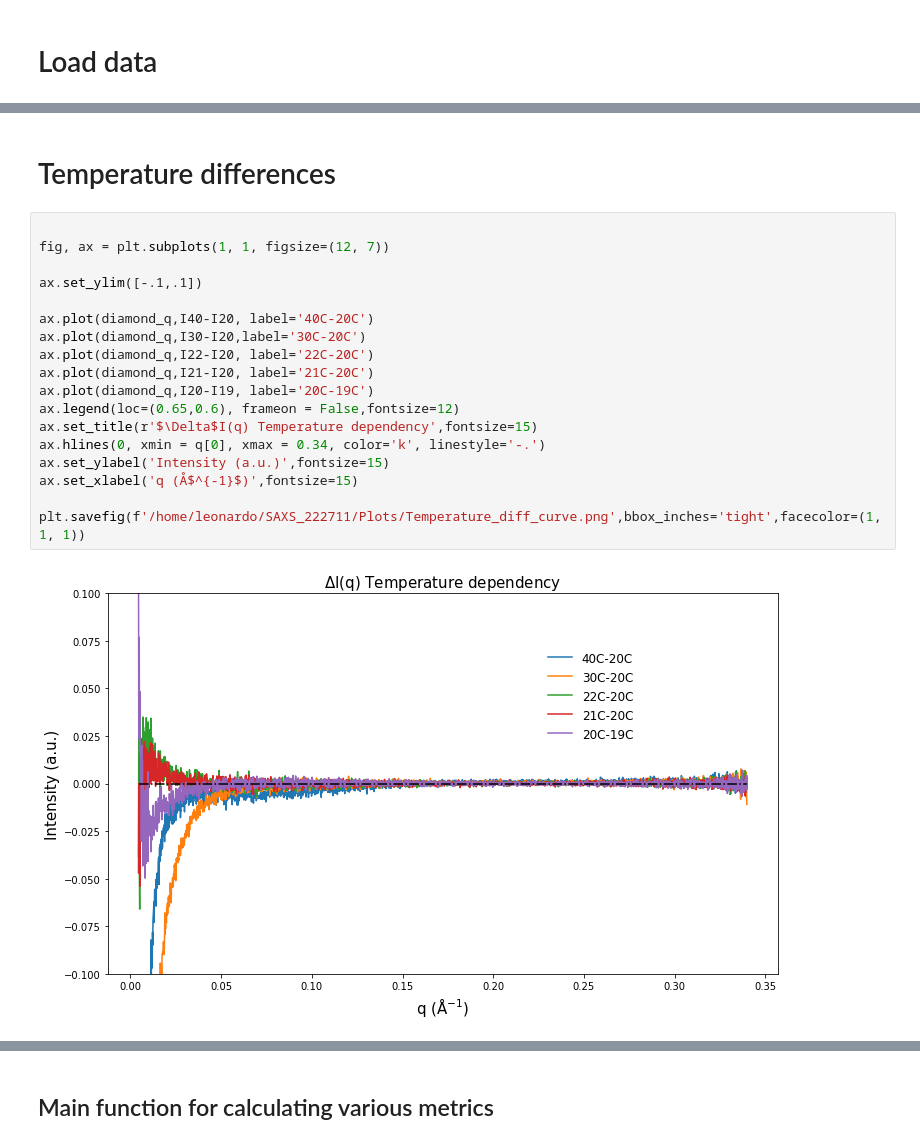
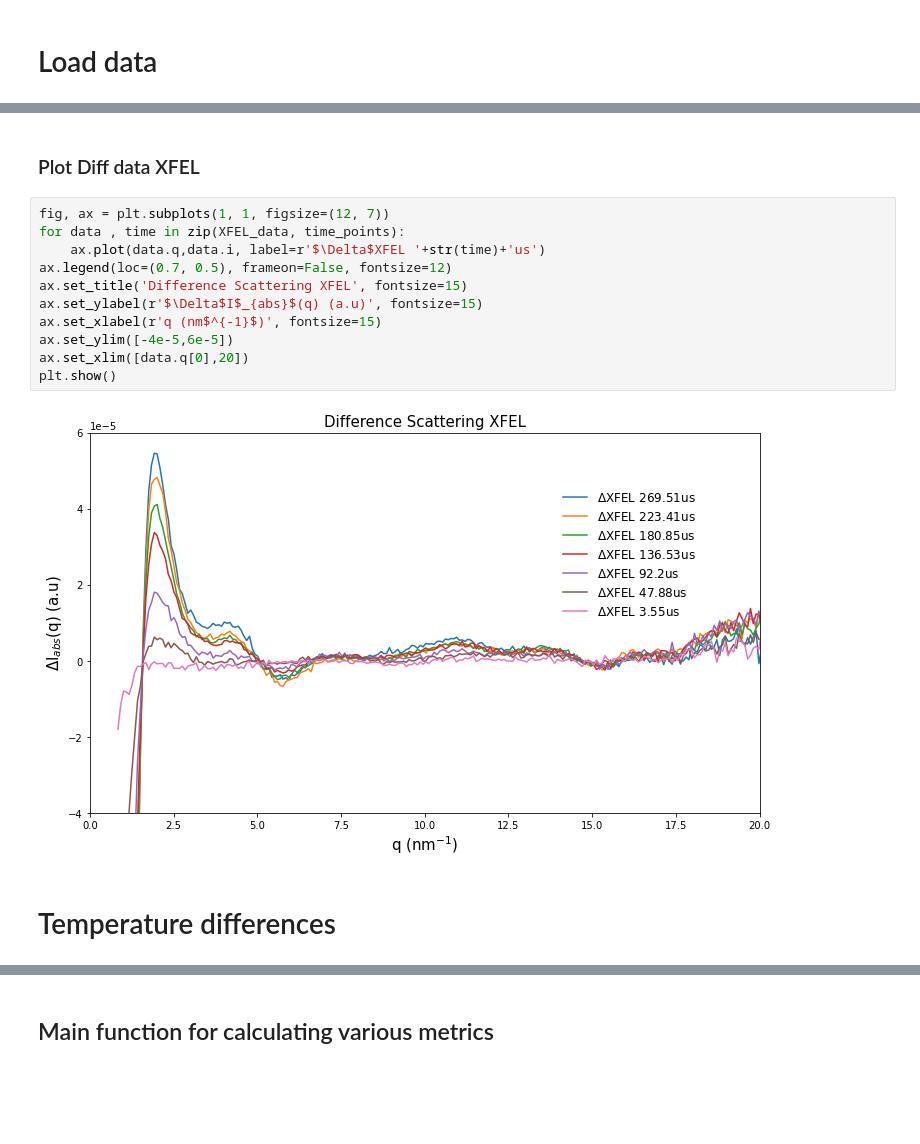
Before and after one commit to LeoMonrroy266/python_course_project, a Jupyter notebook: Analysis.ipynb, the cells around one changed output, grey strips where cells are left out. Saved outputs shown, nothing was run; the diff lists cells and outputs as text; blank space fills up the shorter version.

Commit message:
Added methods module with functions and began changing in analysis notebook, need to remove nan next time for correct calc of metrics

```diff
--- a/Analysis.ipynb
+++ b/Analysis.ipynb
@@ -131,22 +147,17 @@ ax.legend(loc=(0.6,0.05), frameon = False,fontsize=12)
+# %% [markdown]
+### Plot Diff data XFEL
+# %%
+fig, ax = plt.subplots(1, 1, figsize=(12, 7))
+for data , time in zip(XFEL_data, time_points):
+    ax.plot(data.q,data.i, label=r'$\Delta$XFEL '+str(time)+'us')
+ax.legend(loc=(0.7, 0.5), frameon=False, fontsize=12)
+ax.set_title('Difference Scattering XFEL', fontsize=15)
+ax.set_ylabel(r'$\Delta$I$_{abs}$(q) (a.u)', fontsize=15)
+ax.set_xlabel(r'q (nm$^{-1}$)', fontsize=15)
+ax.set_ylim([-4e-5,6e-5])
+ax.set_xlim([data.q[0],20])
+plt.show()
+# %% [output]
+[figure, added]
 # %% [markdown]
 # Temperature differences
-# %%
-
-fig, ax = plt.subplots(1, 1, figsize=(12, 7))
-
-ax.set_ylim([-.1,.1])
-
-ax.plot(diamond_q,I40-I20, label='40C-20C')
-ax.plot(diamond_q,I30-I20,label='30C-20C')
-ax.plot(diamond_q,I22-I20, label='22C-20C')
-ax.plot(diamond_q,I21-I20, label='21C-20C')
-ax.plot(diamond_q,I20-I19, label='20C-19C')
-ax.legend(loc=(0.65,0.6), frameon = False,fontsize=12)
-ax.set_title(r'$\Delta$I(q) Temperature dependency',fontsize=15)
-ax.hlines(0, xmin = q[0], xmax = 0.34, color='k', linestyle='-.')
-ax.set_ylabel('Intensity (a.u.)',fontsize=15)
-ax.set_xlabel('q (Å$^{-1}$)',fontsize=15)
-
-plt.savefig(f'/home/leonardo/SAXS_222711/Plots/Temperature_diff_curve.png',bbox_inches='tight',facecolor=(1, 1, 1))
-# %% [output]
-[figure, removed]
```
Also changed, not shown: parts of 40 cells of this notebook, 2 other files.
